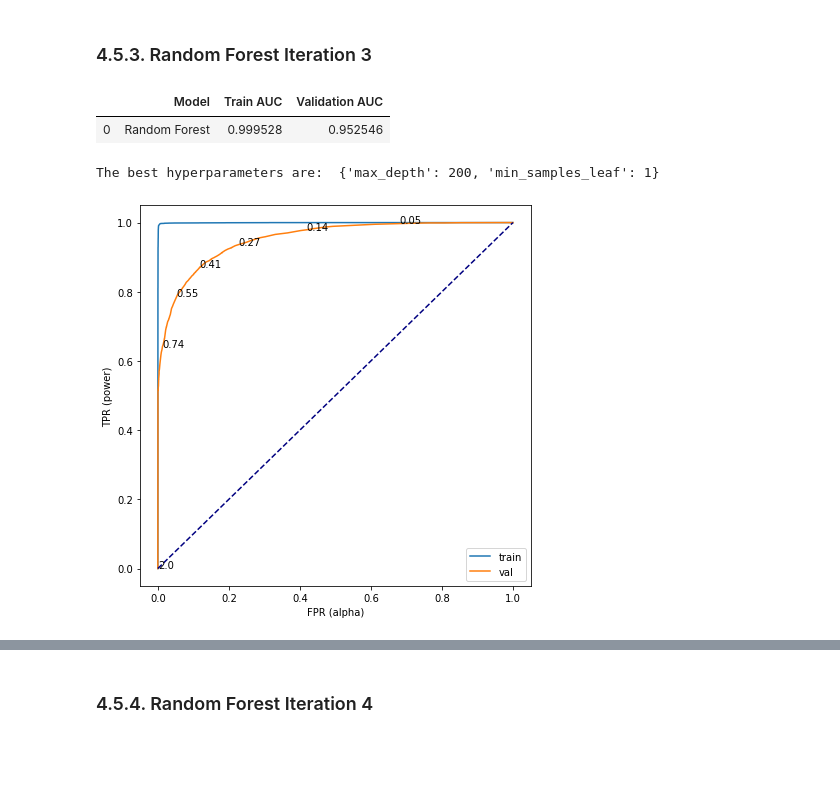
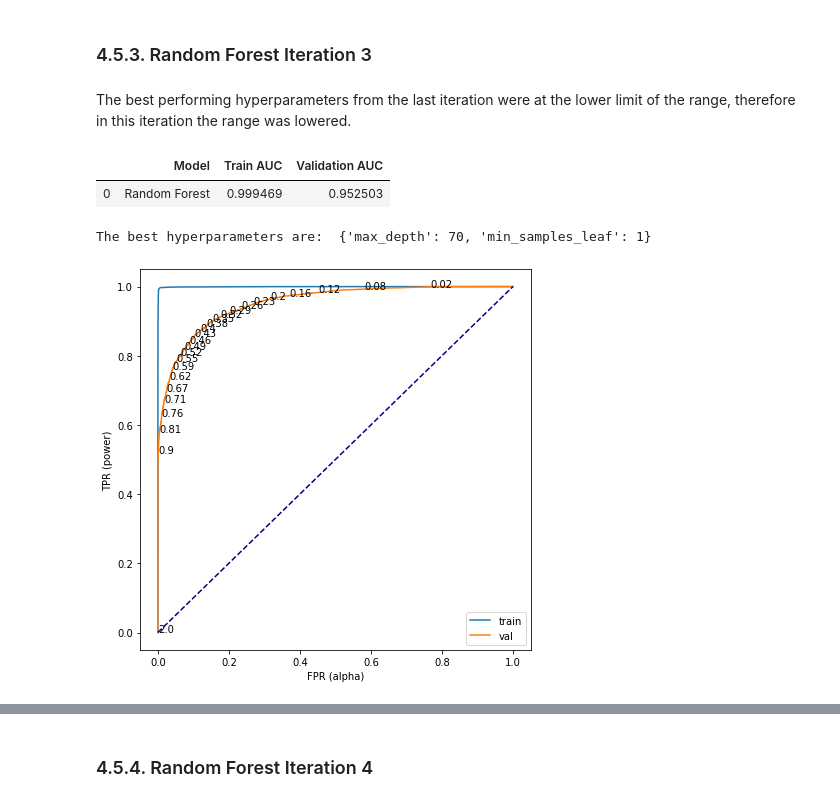
Before and after one commit to ravimalde/hotel_cancellation_analysis, a Jupyter notebook: index2.ipynb, the cells around one changed output, grey strips where cells are left out. Drawn from its saved outputs; the diff is of its cells as text; code cells hidden in the pictures; blank space fills up the shorter version.

```diff
--- a/index2.ipynb
+++ b/index2.ipynb
@@ -588,15 +572,17 @@ random_forest2.opt_plots()
 [figure]
 # %% [markdown]
 ### 4.5.3. Random Forest Iteration 3
+# %% [markdown]
+The best performing hyperparameters from the last iteration were at the lower limit of the range, therefore in this iteration the range was lowered.
 # %%
-param_grid = {'max_depth':range(100,201,100), 'min_samples_leaf':range(1,3,1)}
+param_grid = {'max_depth':range(10,101,5), 'min_samples_leaf':range(1,4,1)}
 random_forest3 = Classification("Random Forest", X_train, X_val, y_train, y_val)
 random_forest3.get_scores(param_grid, skf)
 # %% [output]
 |  | Model | Train AUC | Validation AUC |
-| 0 | Random Forest | 0.999528 | 0.952546 |
+| 0 | Random Forest | 0.999469 | 0.952503 |
-The best hyperparameters are:  {'max_depth': 200, 'min_samples_leaf': 1}
+The best hyperparameters are:  {'max_depth': 70, 'min_samples_leaf': 1}
-[figure, old version]
+[figure, new version]
 # %%
 random_forest3.opt_plots()
 # %% [output]
```
Also changed, not shown: parts of 50 cells of this notebook.
